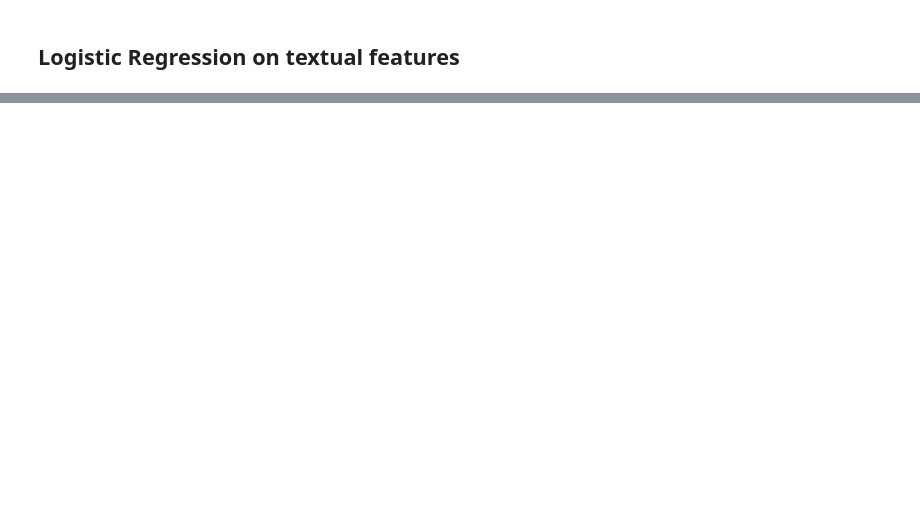
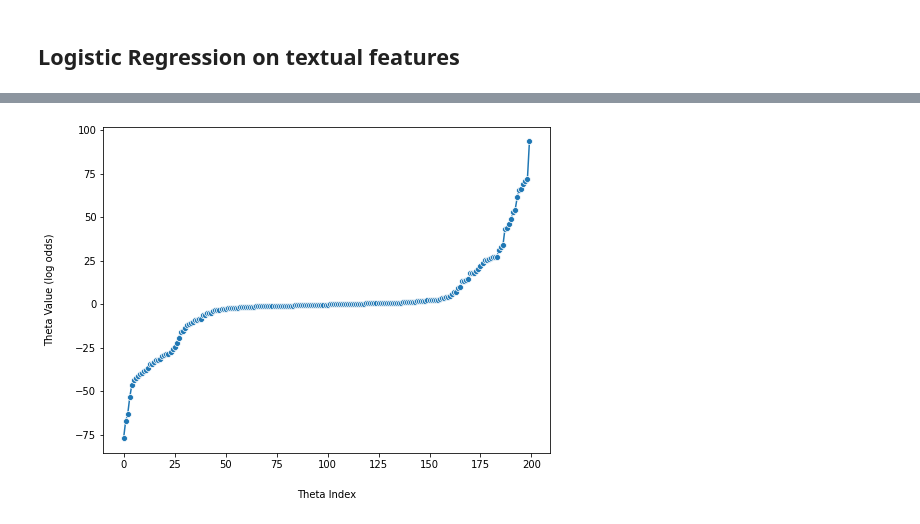
Before and after one commit to NefeliTav/Twitter-Bot-Classification, a Jupyter notebook: project.ipynb, the cells around one changed output, grey strips where cells are left out. Drawn from its saved outputs; the diff is of its cells as text; code cells hidden in the pictures; blank space fills up the shorter version.

```diff
--- a/project.ipynb
+++ b/project.ipynb
@@ -70,9 +82,8 @@ bot_df = bot_df.withColumn("default_profile", when(bot_df.default_profile == "Fa
                            .when(bot_df.default_profile == "True",1))
 bot_df = bot_df.withColumn("default_profile_image", when(bot_df.default_profile_image == "False",0) \
                            .when(bot_df.default_profile_image == "True",1))
-bot_df = bot_df.withColumn("account_type", when(bot_df.account_type == "human",0) \
-                           .when(bot_df.account_type == "bot",1))
 """
+
 # Subtract profiles' creation dates from current date
 def to_days(then):
   now = datetime.datetime.now()
@@ -86,7 +97,11 @@ bot_df = bot_df.withColumn("created_at", to_days_UDF(col("created_at")))
 
 bot_df = bot_df.selectExpr("account_type","cast(follower_count as int) follower_count","cast(friends_count as int) friends_count","cast(listed_count as int) listed_count","cast(statuses_count as int) statuses_count","cast(retweets as float) retweets","cast(with_url as float) with_url","cast(with_mention as float) with_mention","geo_enabled", "verified", "has_extended_profile", "default_profile", "default_profile_image","cast(created_at as int) created_at")
 
-bot_df_text = temp_df.selectExpr("screen_name", "description", "tweet_text")
+
+bot_df_text = temp_df.withColumn("account_type", when(bot_df.account_type == "human",0) \
+                           .when(bot_df.account_type == "bot",1))
+
+bot_df_text = bot_df_text.selectExpr("account_type", "screen_name", "description", "tweet_text")
 bot_df.printSchema()
 bot_df.show(5)
 # %% [output]
@@ -728,4 +783,4 @@ def get_prediction(pipeline_fit, tweet_text):
 tweet_train_df, tweet_test_df = bot_df_text.randomSplit([0.8, 0.2], seed=RANDOM_SEED)
 tweet_train_df = tweet_train_df.na.drop()
 # Fit the ML pipeline to the training set of tweets
-pipeline_fit = ml_pipeline(tweet_train_df)
+oh_transformer, oh_train_df = ml_pipeline(tweet_train_df)
@@ -731,0 +789,6 @@ pipeline_fit = ml_pipeline(tweet_train_df)
+# %%
+train = oh_train_df.select(["features", "label"])
+log_reg = LogisticRegression(featuresCol = "features", labelCol = "label", maxIter=100)
+log_reg_model = log_reg.fit(train)
+print("Intercept: {:.5f}".format(log_reg_model.intercept))
+print("{:d} Coefficients: [{:s}]".format(len(log_reg_model.coefficients), ",".join(["{:.3f}".format(c) for c in log_reg_model.coefficients])))
@@ -731,0 +797,9 @@ pipeline_fit = ml_pipeline(tweet_train_df)
+# %%
+theta = np.sort(log_reg_model.coefficients)
+
+fig, ax = plt.subplots(1, 1, figsize=(8,6))
+_ = sns.lineplot(x=range(0,len(log_reg_model.coefficients)), y=theta, marker="o", axes=ax)
+_ = ax.set_xlabel("Theta Index", labelpad=20)
+_ = ax.set_ylabel("Theta Value (log odds)", labelpad=20)
+# %% [output]
+[figure, added]
```
Also changed, not shown: parts of 11 cells of this notebook, 1 other file.
